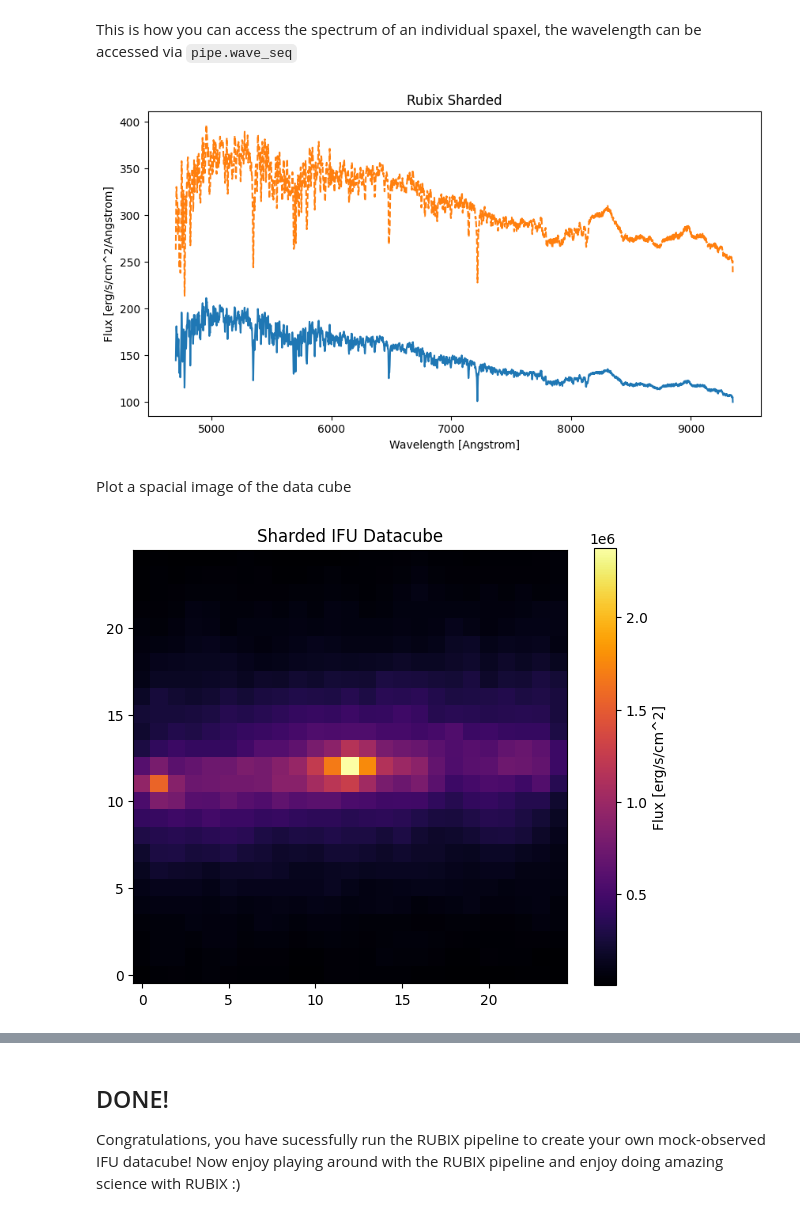
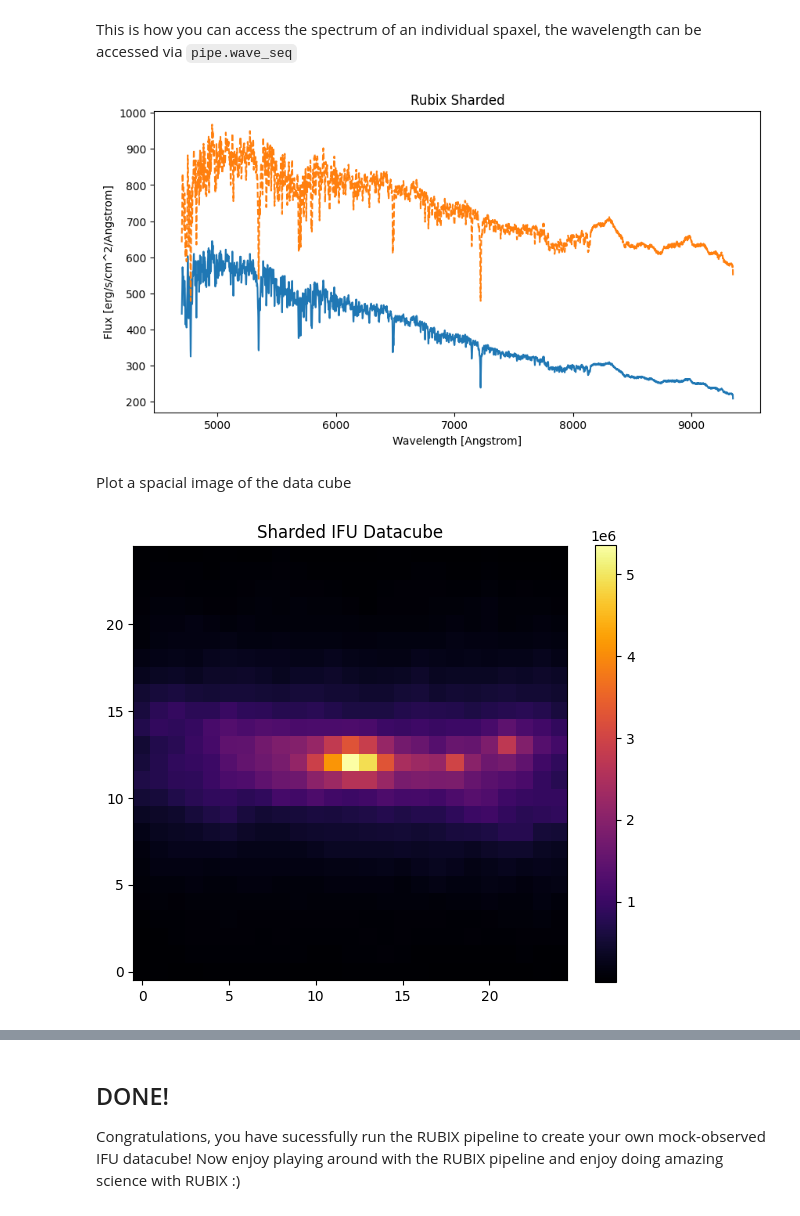
Before and after one commit to AstroAI-Lab/rubix, a Jupyter notebook: notebooks/rubix_pipeline_single_function_shard_map_dust.ipynb, the cells around one changed output, grey strips where cells are left out. Saved outputs shown, nothing was run; the diff lists cells and outputs as text; code cells hidden in the pictures.

```diff
--- a/notebooks/rubix_pipeline_single_function_shard_map_dust.ipynb
+++ b/notebooks/rubix_pipeline_single_function_shard_map_dust.ipynb
@@ -91,8 +91,8 @@ config_TNG = {
         },
 
         "load_galaxy_args": {
-        "id": 14,
-        "reuse": True,
+        "id": 11,
+        "reuse": False,
         },
 
         "subset": {
@@ -103,7 +103,7 @@ config_TNG = {
     "simulation": {
         "name": "IllustrisTNG",
         "args": {
-            "path": "data/galaxy-id-12.hdf5",
+            "path": "data/galaxy-id-11.hdf5",
         },
 
     },
@@ -218,7 +201,7 @@ config_TNG_dustfree = {
 
         "load_galaxy_args": {
         "id": 11,
-        "reuse": True,
+        "reuse": False,
         },
 
         "subset": {
@@ -229,7 +212,7 @@ config_TNG_dustfree = {
     "simulation": {
         "name": "IllustrisTNG",
         "args": {
-            "path": "data/galaxy-id-12.hdf5",
+            "path": "data/galaxy-id-11.hdf5",
         },
 
     },
@@ -334,39 +317,39 @@ plt.plot(wave, spectra_sharded_dustfree[13,4,:], linestyle='--')
 
 plt.show()
 # %% [output]
-[figure, old version]
+[figure, new version]
 # %% [markdown]
 Plot a spacial image of the data cube
 # %%
 #NBVAL_SKIP
 import numpy as np
 # get the spectra of the visible wavelengths from the ifu cube
 #visible_spectra = rubixdata.stars.datacube[ :, :, visible_indices[0]]
 #visible_spectra = rubixdata[ :, :, visible_indices[0]]
 sharded_visible_spectra = rubixdata[ :, :, visible_indices[0]]
 #visible_spectra.shape
 
 #image = jnp.sum(visible_spectra, axis=2)
 sharded_image = jnp.sum(sharded_visible_spectra, axis=2)
 img32 = np.array(sharded_image, dtype=np.float32)
 
 # Plot side by side
 plt.figure(figsize=(6, 5))
 
 # Original IFU datacube image
 #im0 = axes[0].imshow(image, origin="lower", cmap="inferno")
 #axes[0].set_title("Original IFU Datacube")
 #fig.colorbar(im0, ax=axes[0])
 
 # Sharded IFU datacube image
 plt.imshow(img32, origin="lower", cmap="inferno")#, vmin=0, vmax=1e5)
 plt.title("Sharded IFU Datacube")
-#plt.colorbar(label="Flux [erg/s/cm^2]")
+plt.colorbar() #label="Flux [erg/s/cm^2]")
 
 plt.tight_layout()
 plt.show()
 # %% [output]
-[figure, old version]
+[figure, new version]
 # %%
 #NBVAL_SKIP
 import numpy as np
```
Also changed, not shown: parts of 5 cells of this notebook, 4 other files.
